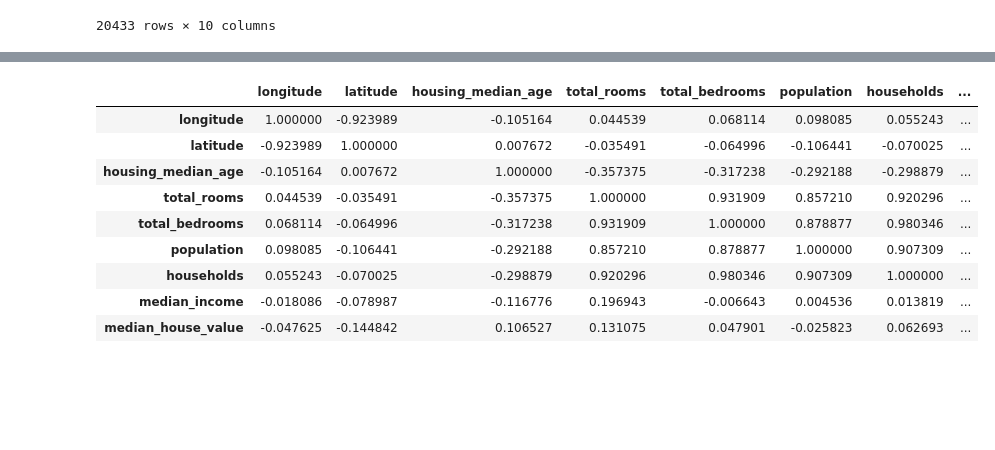
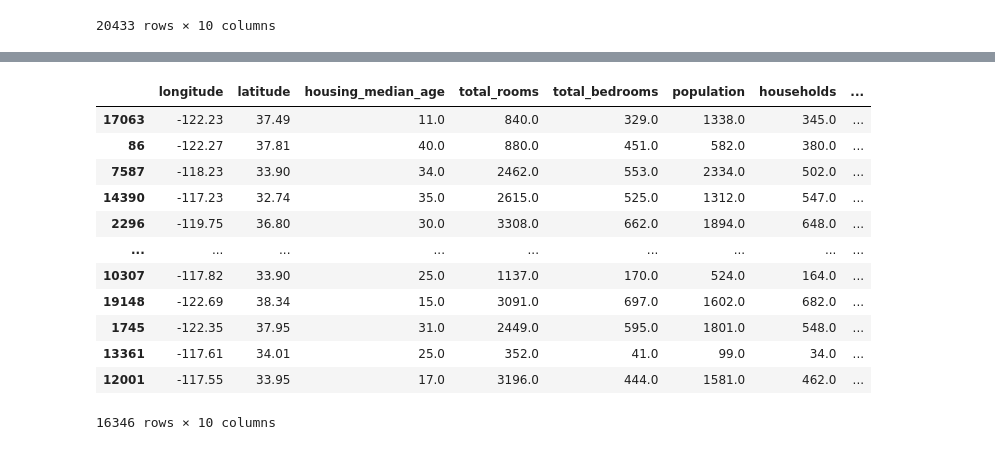
Before and after one commit to shahed-adnan/ML-House-Price-Prediction, a Jupyter notebook: california-house-price-prediction.ipynb, the cells around one changed output, grey strips where cells are left out. Saved outputs shown, nothing was run; the diff lists cells and outputs as text; code cells hidden in the pictures; blank space fills up the shorter version.

```diff
--- a/california-house-price-prediction.ipynb
+++ b/california-house-price-prediction.ipynb
@@ -121,13 +121,16 @@ array([[<Axes: title={'center': 'longitude'}>,
 # %%
-train_data.corr()
+train_data
 # %% [output]
 |  | longitude | latitude | housing_median_age | total_rooms | total_bedrooms | population | households | ... |
-| longitude | 1.000000 | -0.923989 | -0.105164 | 0.044539 | 0.068114 | 0.098085 | 0.055243 | ... |
-| latitude | -0.923989 | 1.000000 | 0.007672 | -0.035491 | -0.064996 | -0.106441 | -0.070025 | ... |
-| housing_median_age | -0.105164 | 0.007672 | 1.000000 | -0.357375 | -0.317238 | -0.292188 | -0.298879 | ... |
-| total_rooms | 0.044539 | -0.035491 | -0.357375 | 1.000000 | 0.931909 | 0.857210 | 0.920296 | ... |
-| total_bedrooms | 0.068114 | -0.064996 | -0.317238 | 0.931909 | 1.000000 | 0.878877 | 0.980346 | ... |
-| population | 0.098085 | -0.106441 | -0.292188 | 0.857210 | 0.878877 | 1.000000 | 0.907309 | ... |
-| households | 0.055243 | -0.070025 | -0.298879 | 0.920296 | 0.980346 | 0.907309 | 1.000000 | ... |
-| median_income | -0.018086 | -0.078987 | -0.116776 | 0.196943 | -0.006643 | 0.004536 | 0.013819 | ... |
-| median_house_value | -0.047625 | -0.144842 | 0.106527 | 0.131075 | 0.047901 | -0.025823 | 0.062693 | ... |
+| 17063 | -122.23 | 37.49 | 11.0 | 840.0 | 329.0 | 1338.0 | 345.0 | ... |
+| 86 | -122.27 | 37.81 | 40.0 | 880.0 | 451.0 | 582.0 | 380.0 | ... |
+| 7587 | -118.23 | 33.90 | 34.0 | 2462.0 | 553.0 | 2334.0 | 502.0 | ... |
+| 14390 | -117.23 | 32.74 | 35.0 | 2615.0 | 525.0 | 1312.0 | 547.0 | ... |
+| 2296 | -119.75 | 36.80 | 30.0 | 3308.0 | 662.0 | 1894.0 | 648.0 | ... |
+| ... | ... | ... | ... | ... | ... | ... | ... | ... |
+| 10307 | -117.82 | 33.90 | 25.0 | 1137.0 | 170.0 | 524.0 | 164.0 | ... |
+| 19148 | -122.69 | 38.34 | 15.0 | 3091.0 | 697.0 | 1602.0 | 682.0 | ... |
+| 1745 | -122.35 | 37.95 | 31.0 | 2449.0 | 595.0 | 1801.0 | 548.0 | ... |
+| 13361 | -117.61 | 34.01 | 25.0 | 352.0 | 41.0 | 99.0 | 34.0 | ... |
+| 12001 | -117.55 | 33.95 | 17.0 | 3196.0 | 444.0 | 1581.0 | 462.0 | ... |
+16346 rows × 10 columns
```
Also changed, not shown: parts of 5 cells of this notebook.
